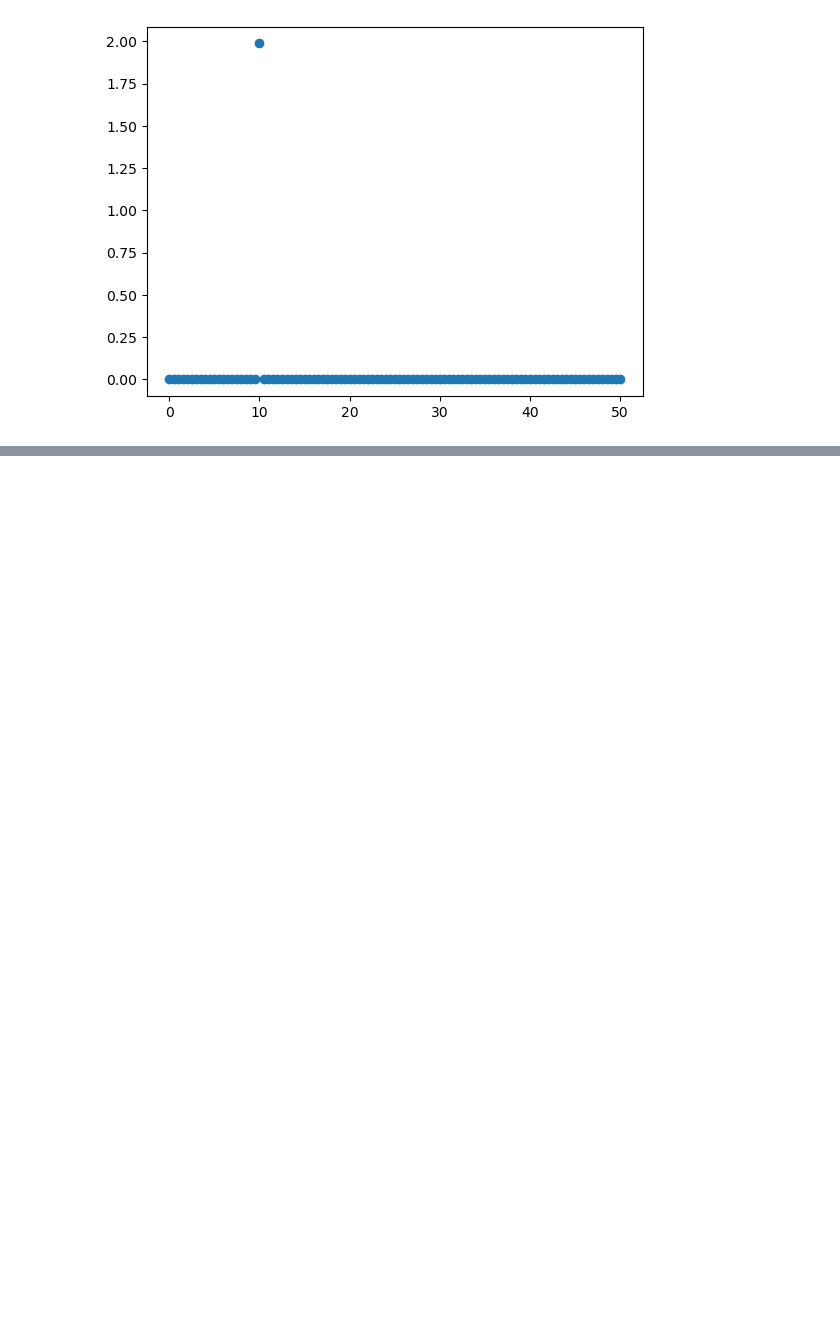
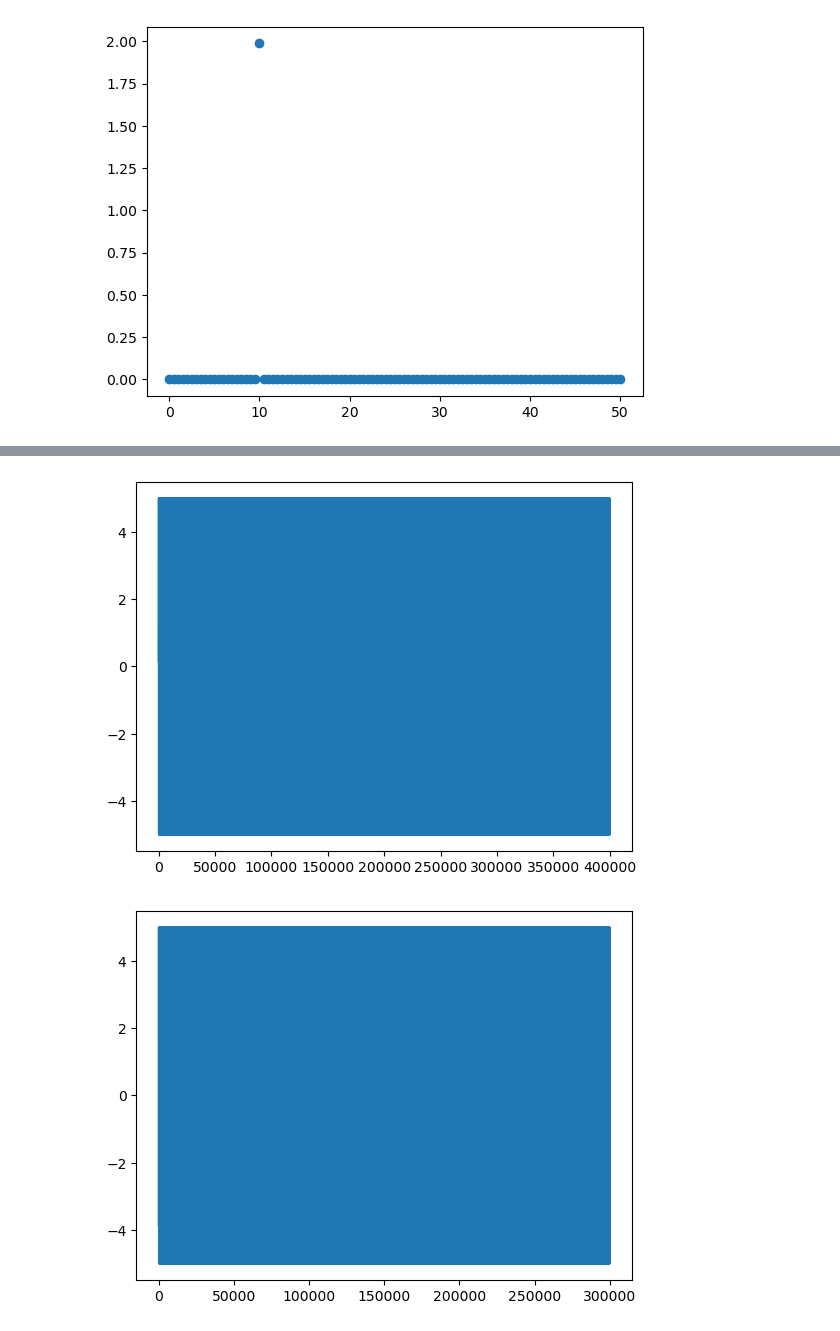
Before and after one commit to TapWhite/PE1, a Jupyter notebook: PE_sessions/PE_session_3/Sessie_3.ipynb, the cells around one changed output, grey strips where cells are left out. Cells and saved outputs as stored; diff of their text form; code cells hidden in the pictures; blank space fills up the shorter version.

```diff
--- a/PE_sessions/PE_session_3/Sessie_3.ipynb
+++ b/PE_sessions/PE_session_3/Sessie_3.ipynb
@@ -341,0 +343,29 @@ write_channel = 'AO0'
+# %%
+samplerate = 200000
+daq.samplerate = samplerate
+frequency =  1000
+duration = 2
+x, y= daq.generateWaveform(function='sine', samplerate=samplerate, frequency=frequency, duration=duration, amplitude=5, phase=0)
+
+plt.plot(y)
+plt.show()
+read_channel = 'AI0'
+write_channel = 'AO0'
+data = daq.readwrite(y, read_channel, write_channel)
+# Calculate the index for 3/4 of the array
+three_quarters_index = int(len(data) * 3 / 4)
+
+# Get the first 3/4 of the array
+data = data[:three_quarters_index]
+
+np.savetxt('readWriteTest.txt', data)
+
+plt.plot(data)
+plt.show()
+freq, coef = daq.performRFFT(data=data, samplerate=samplerate)
+
+plt.scatter(freq, np.abs(coef))
+plt.show()
+# %% [output]
+[figure, added]
+[figure, added]
```
Also changed, not shown: parts of 7 cells of this notebook.
